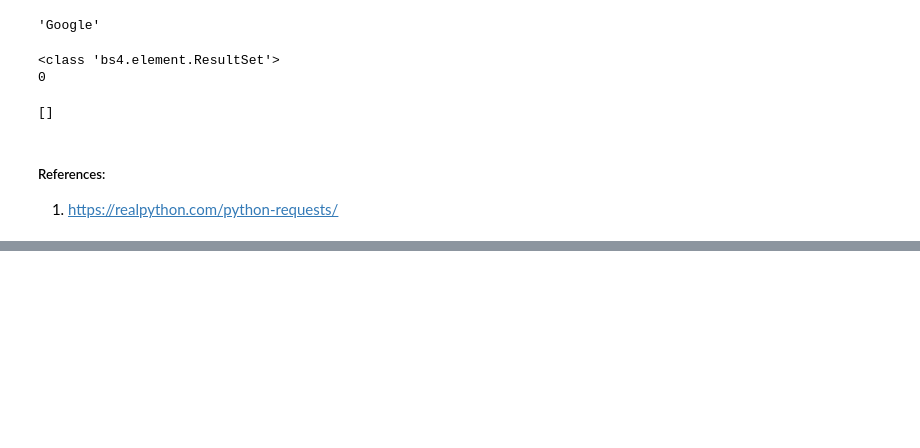
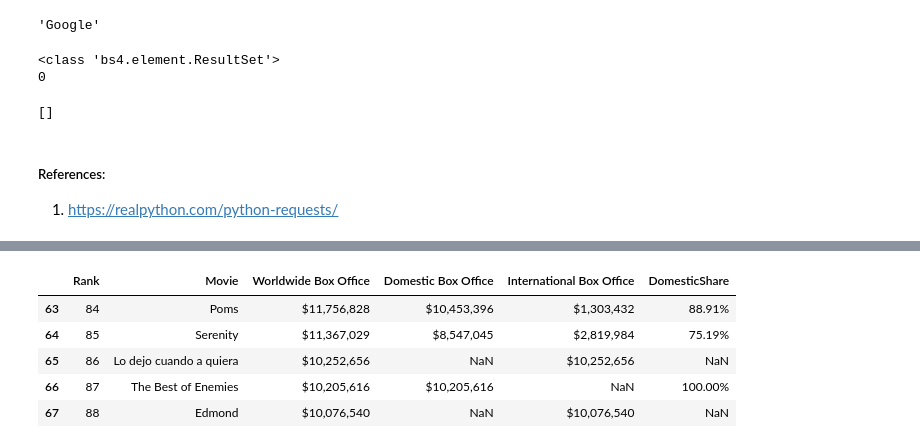
Before and after one commit to duttashi/scrapers, a Jupyter notebook: src/python/automate the boring stuff/fundamentals of requests and beautifulsoup.ipynb, the cells around one changed output, grey strips where cells are left out. Saved outputs shown, nothing was run; the diff lists cells and outputs as text; code cells hidden in the pictures; blank space fills up the shorter version.

```diff
--- a/src/python/automate the boring stuff/fundamentals of requests and beautifulsoup.ipynb
+++ b/src/python/automate the boring stuff/fundamentals of requests and beautifulsoup.ipynb
@@ -175,0 +215,9 @@ print (len(search_results))
+# %%
+df.tail(5)
+# %% [output]
+|  | Rank | Movie | Worldwide Box Office | Domestic Box Office | International Box Office | DomesticShare |
+| 63 | 84 | Poms | $11,756,828 | $10,453,396 | $1,303,432 | 88.91% |
+| 64 | 85 | Serenity | $11,367,029 | $8,547,045 | $2,819,984 | 75.19% |
+| 65 | 86 | Lo dejo cuando a quiera | $10,252,656 | NaN | $10,252,656 | NaN |
+| 66 | 87 | The Best of Enemies | $10,205,616 | $10,205,616 | NaN | 100.00% |
+| 67 | 88 | Edmond | $10,076,540 | NaN | $10,076,540 | NaN |
```
Also changed, not shown: parts of 9 cells of this notebook.
